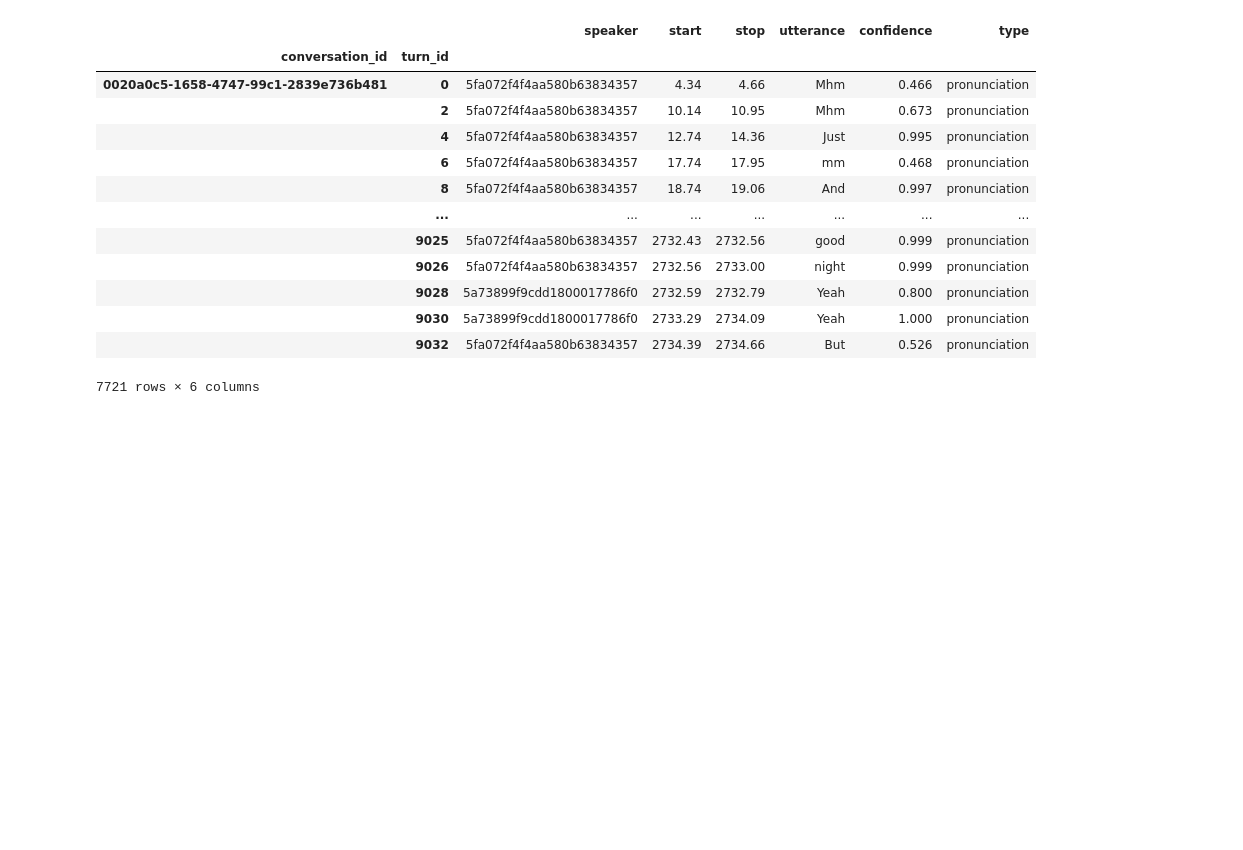
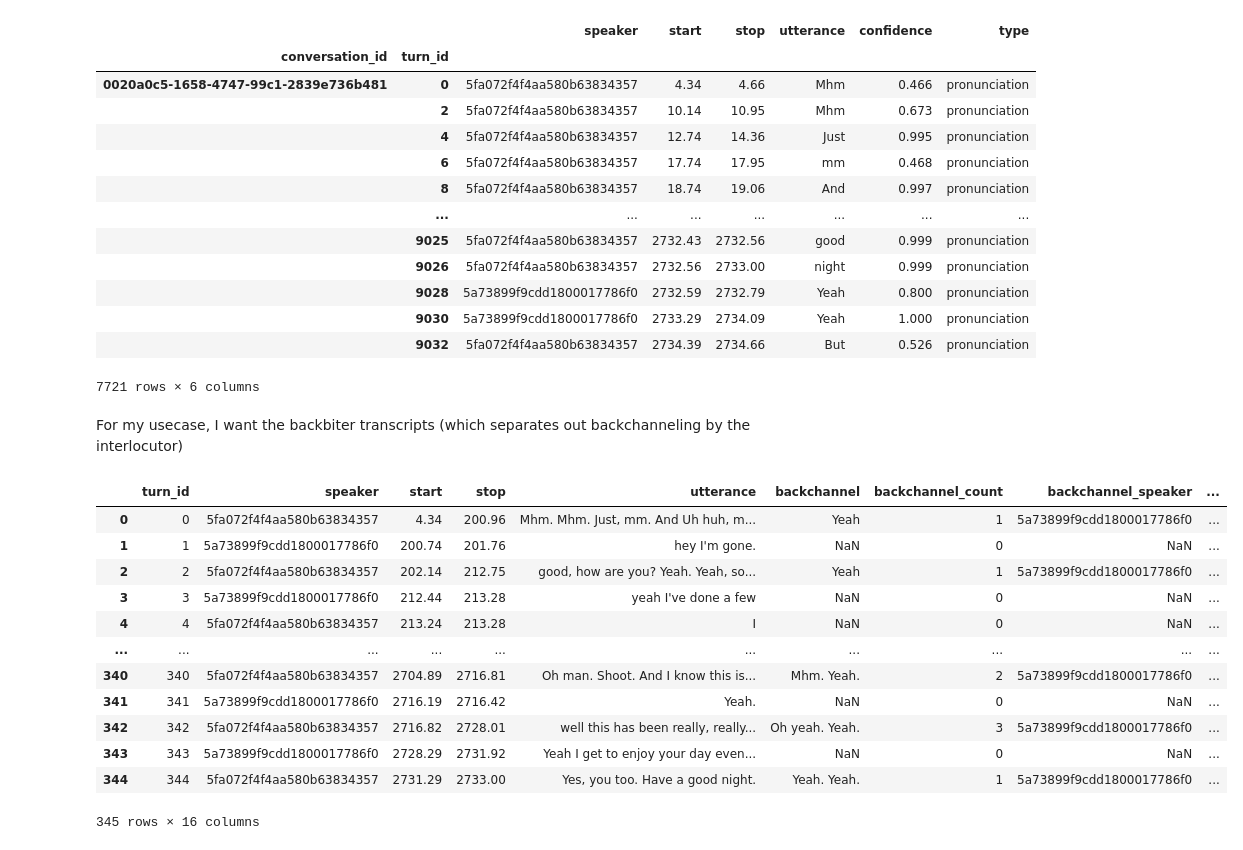
Before and after one commit to kinanmartin/context_and_reduction, a Jupyter notebook: notebooks/candor_transcribe_output_reader.ipynb, the cells around one changed output. Cells and saved outputs as stored; diff of their text form; code cells hidden in the pictures; blank space fills up the shorter version.

Commit message:
candor transcription testing and surprisal extraction testing

```diff
--- a/notebooks/candor_transcribe_output_reader.ipynb
+++ b/notebooks/candor_transcribe_output_reader.ipynb
@@ -1,5 +1,6 @@
 # %%
 import json
 # %%
-path = '0020a0c5-1658-4747-99c1-2839e736b481/transcription/transcribe_output.json'
+sample_candor_folder_path = '../data/candor/sample/0020a0c5-1658-4747-99c1-2839e736b481/'
+sample_transcribe_output_path = '../data/candor/sample/0020a0c5-1658-4747-99c1-2839e736b481/transcription/transcribe_output.json'
 # %%
@@ -46,5 +59,5 @@ from pathlib import Path
 # %%
-convo_path = Path('0020a0c5-1658-4747-99c1-2839e736b481')
+convo_path = Path(sample_candor_folder_path)
 convo_tokens = load_conversation_tokens(convo_path)
 # %%
 convo_tokens.loc[convo_tokens['type'] == 'pronunciation']
@@ -63,3 +76,5 @@ convo_tokens.loc[convo_tokens['type'] == 'pronunciation']
 |  | 9030 | 5a73899f9cdd1800017786f0 | 2733.29 | 2734.09 | Yeah | 1.000 | pronunciation |
 |  | 9032 | 5fa072f4f4aa580b63834357 | 2734.39 | 2734.66 | But | 0.526 | pronunciation |
 7721 rows × 6 columns
+# %% [markdown]
+For my usecase, I want the backbiter transcripts (which separates out backchanneling by the interlocutor)
@@ -65,0 +83,17 @@ convo_tokens.loc[convo_tokens['type'] == 'pronunciation']
+# %%
+backbiter = pd.read_csv(convo_path / 'transcription/transcript_backbiter.csv')
+backbiter
+# %% [output]
+|  | turn_id | speaker | start | stop | utterance | backchannel | backchannel_count | backchannel_speaker | ... |
+| 0 | 0 | 5fa072f4f4aa580b63834357 | 4.34 | 200.96 | Mhm. Mhm. Just, mm. And Uh huh, m... | Yeah | 1 | 5a73899f9cdd1800017786f0 | ... |
+| 1 | 1 | 5a73899f9cdd1800017786f0 | 200.74 | 201.76 | hey I'm gone. | NaN | 0 | NaN | ... |
+| 2 | 2 | 5fa072f4f4aa580b63834357 | 202.14 | 212.75 | good, how are you? Yeah. Yeah, so... | Yeah | 1 | 5a73899f9cdd1800017786f0 | ... |
+| 3 | 3 | 5a73899f9cdd1800017786f0 | 212.44 | 213.28 | yeah I've done a few | NaN | 0 | NaN | ... |
+| 4 | 4 | 5fa072f4f4aa580b63834357 | 213.24 | 213.28 | I | NaN | 0 | NaN | ... |
+| ... | ... | ... | ... | ... | ... | ... | ... | ... | ... |
+| 340 | 340 | 5fa072f4f4aa580b63834357 | 2704.89 | 2716.81 | Oh man. Shoot. And I know this is... | Mhm. Yeah. | 2 | 5a73899f9cdd1800017786f0 | ... |
+| 341 | 341 | 5a73899f9cdd1800017786f0 | 2716.19 | 2716.42 | Yeah. | NaN | 0 | NaN | ... |
+| 342 | 342 | 5fa072f4f4aa580b63834357 | 2716.82 | 2728.01 | well this has been really, really... | Oh yeah. Yeah. | 3 | 5a73899f9cdd1800017786f0 | ... |
+| 343 | 343 | 5a73899f9cdd1800017786f0 | 2728.29 | 2731.92 | Yeah I get to enjoy your day even... | NaN | 0 | NaN | ... |
+| 344 | 344 | 5fa072f4f4aa580b63834357 | 2731.29 | 2733.00 | Yes, you too. Have a good night. | Yeah. Yeah. | 1 | 5a73899f9cdd1800017786f0 | ... |
+345 rows × 16 columns
```
Also changed, not shown: parts of 14 cells of this notebook, 3 other files.
